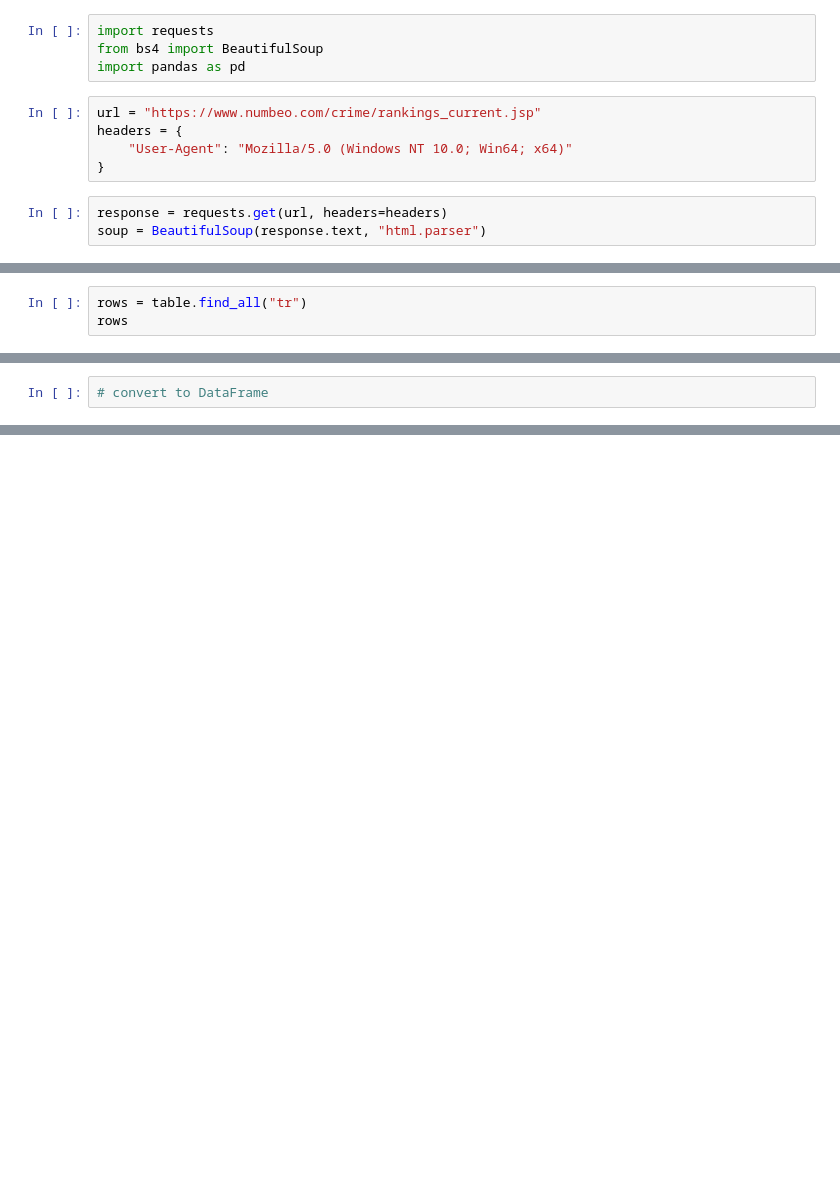
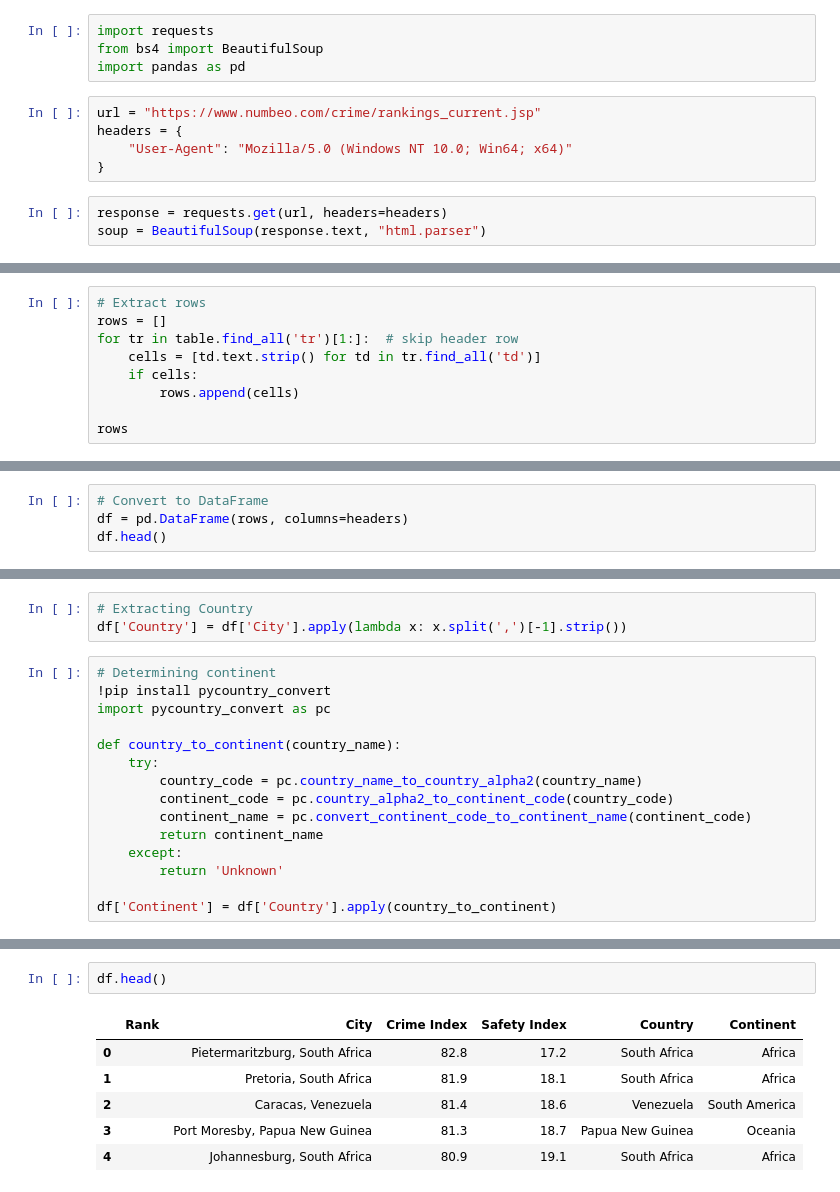
Before and after one commit to zharysc/app-development-Ben-Zharys, a Jupyter notebook: webscrapping.ipynb, the cells around one changed output, grey strips where cells are left out. Saved outputs shown, nothing was run; the diff lists cells and outputs as text; blank space fills up the shorter version.

```diff
--- a/webscrapping.ipynb
+++ b/webscrapping.ipynb
@@ -35,4 +39,10 @@ table
 # %%
-rows = table.find_all("tr")
+# Extract rows
+rows = []
+for tr in table.find_all('tr')[1:]:  # skip header row
+    cells = [td.text.strip() for td in tr.find_all('td')]
+    if cells:
+        rows.append(cells)
+
 rows
 # %% [output]
@@ -65,3 +66,5 @@ data
 # %%
-# convert to DataFrame
+# Convert to DataFrame
+df = pd.DataFrame(rows, columns=headers)
+df.head()
 # %% [output]
@@ -68,0 +80,18 @@ ValueError: 4 columns passed, passed data had 3 columns
+# %%
+# Extracting Country
+df['Country'] = df['City'].apply(lambda x: x.split(',')[-1].strip())
+# %%
+# Determining continent
+!pip install pycountry_convert
+import pycountry_convert as pc
+
+def country_to_continent(country_name):
+    try:
+        country_code = pc.country_name_to_country_alpha2(country_name)
+        continent_code = pc.country_alpha2_to_continent_code(country_code)
+        continent_name = pc.convert_continent_code_to_continent_name(continent_code)
+        return continent_name
+    except:
+        return 'Unknown'
+
+df['Continent'] = df['Country'].apply(country_to_continent)
@@ -68,0 +116,9 @@ ValueError: 4 columns passed, passed data had 3 columns
+# %%
+df.head()
+# %% [output]
+|  | Rank | City | Crime Index | Safety Index | Country | Continent |
+| 0 |  | Pietermaritzburg, South Africa | 82.8 | 17.2 | South Africa | Africa |
+| 1 |  | Pretoria, South Africa | 81.9 | 18.1 | South Africa | Africa |
+| 2 |  | Caracas, Venezuela | 81.4 | 18.6 | Venezuela | South America |
+| 3 |  | Port Moresby, Papua New Guinea | 81.3 | 18.7 | Papua New Guinea | Oceania |
+| 4 |  | Johannesburg, South Africa | 80.9 | 19.1 | South Africa | Africa |
```
Also changed, not shown: parts of 9 cells of this notebook, 10 other files.
